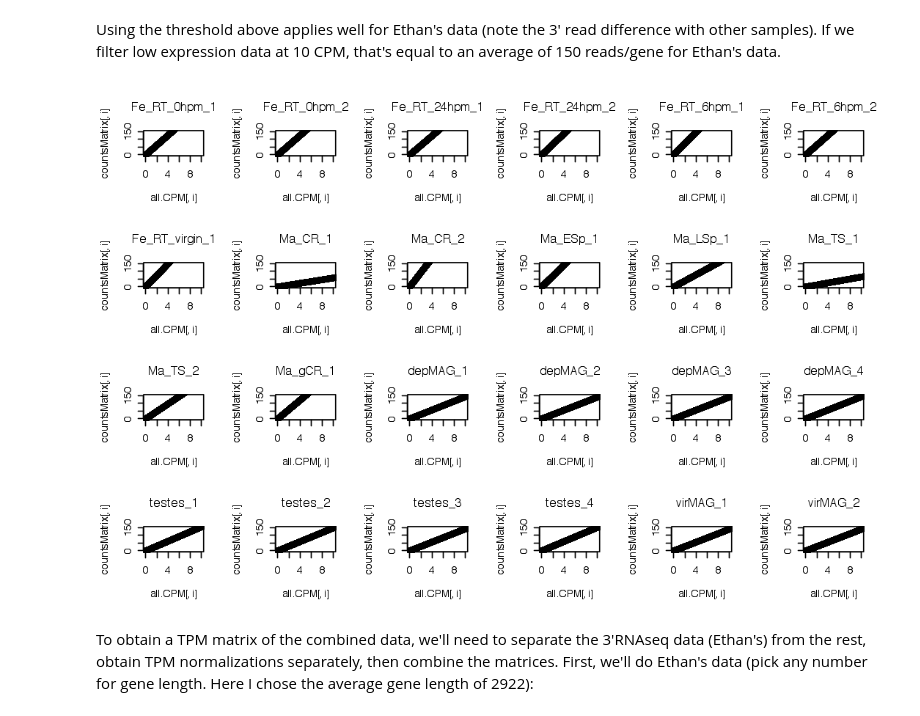
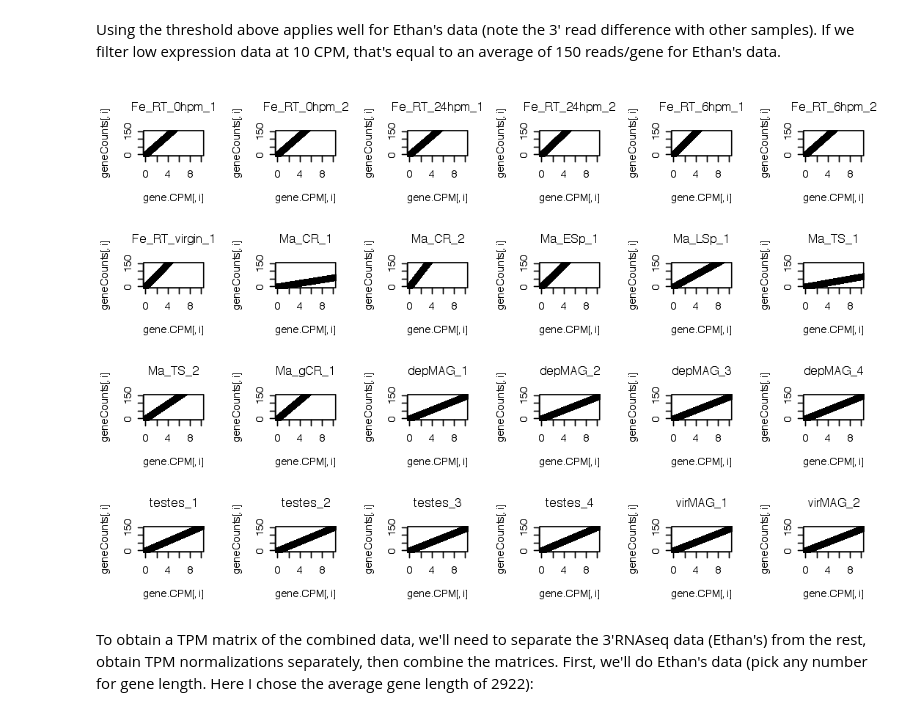
Before and after one commit to YazBraimah/Aegypti.ejaculatomics, a Jupyter notebook: VB.data/DE.analysis.ipynb, the cells around one changed output. Cells and saved outputs as stored; diff of their text form; code cells hidden in the pictures.

```diff
--- a/VB.data/DE.analysis.ipynb
+++ b/VB.data/DE.analysis.ipynb
@@ -62,3 +61,3 @@ Now load the raw count matrix
 # %%
-countsMatrix = read.csv(file = "expression_data/gene_counts.csv", header = T, sep = ",", row.names = 1)
+geneCounts = read.csv(file = "expression_data/gene_counts.csv", header = T, sep = ",", row.names = 1)
 transcriptCounts = read.csv(file = "expression_data/transcript_counts.csv", header = T, sep = ",", row.names = 1)
@@ -119,8 +248,8 @@ For subsequent analysis we have to filter out genes with very low expression:
 # %%
-all.CPM <- cpm(countsMatrix)
-thresh <- all.CPM > 5
+gene.CPM <- cpm(geneCounts)
+thresh <- gene.CPM > 5
 keep <- rowSums(thresh) >= 4
-counts.keep <- countsMatrix[keep,]
+counts.keep <- geneCounts[keep,]
 dim(counts.keep)
 # %% [output]
 [1] 12340    26
@@ -129,12 +258,12 @@ Using the threshold above applies well for Ethan's data (note the 3' read differ
 # %%
 options(repr.plot.width = 9, repr.plot.height = 6)
 par(mfrow=c(4,6))
 for(i in seq(from=1, to=24, by=1)){
-  plot(all.CPM[,i],countsMatrix[,i], xlim=c(0,10), ylim=c(0,150))
-  title(colnames(all.CPM)[i])
+  plot(gene.CPM[,i],geneCounts[,i], xlim=c(0,10), ylim=c(0,150))
+  title(colnames(gene.CPM)[i])
 }
 # %% [output]
-[figure, old version]
+[figure, new version]
 # %% [markdown]
 To obtain a TPM matrix of the combined data, we'll need to separate the 3'RNAseq data (Ethan's) from the rest, obtain TPM normalizations separately, then combine the matrices. First, we'll do Ethan's data (pick any number for gene length. Here I chose the average gene length of 2922):
 # %%
```
Also changed, not shown: parts of 208 cells of this notebook.
